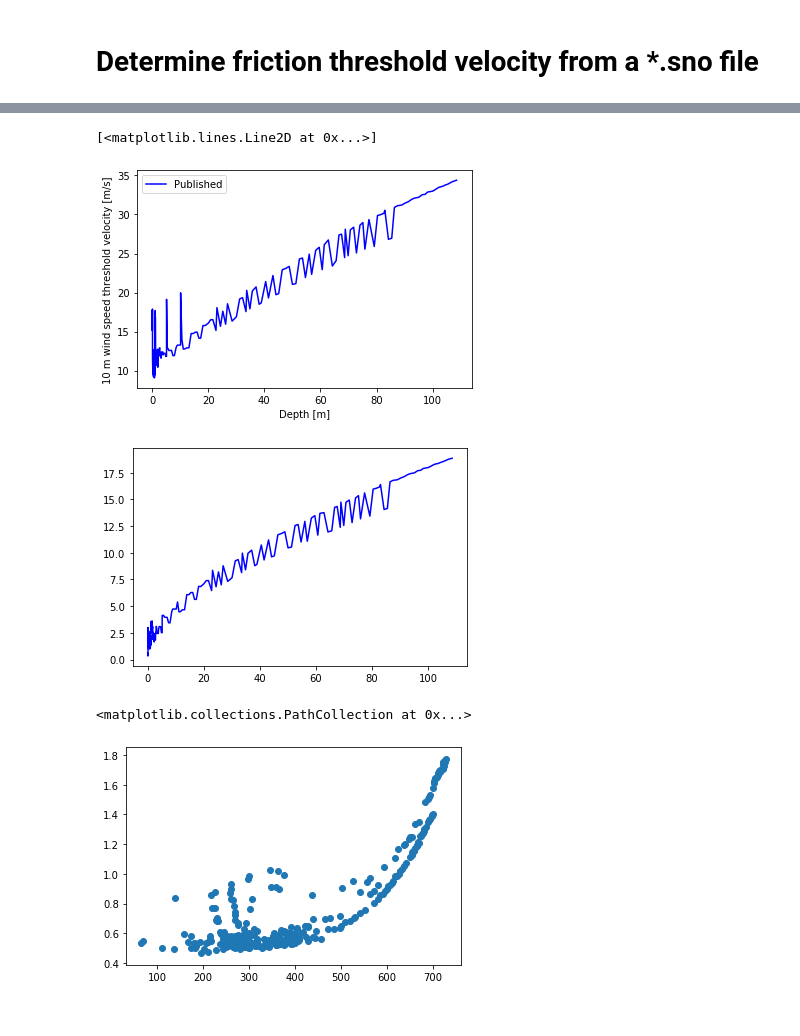
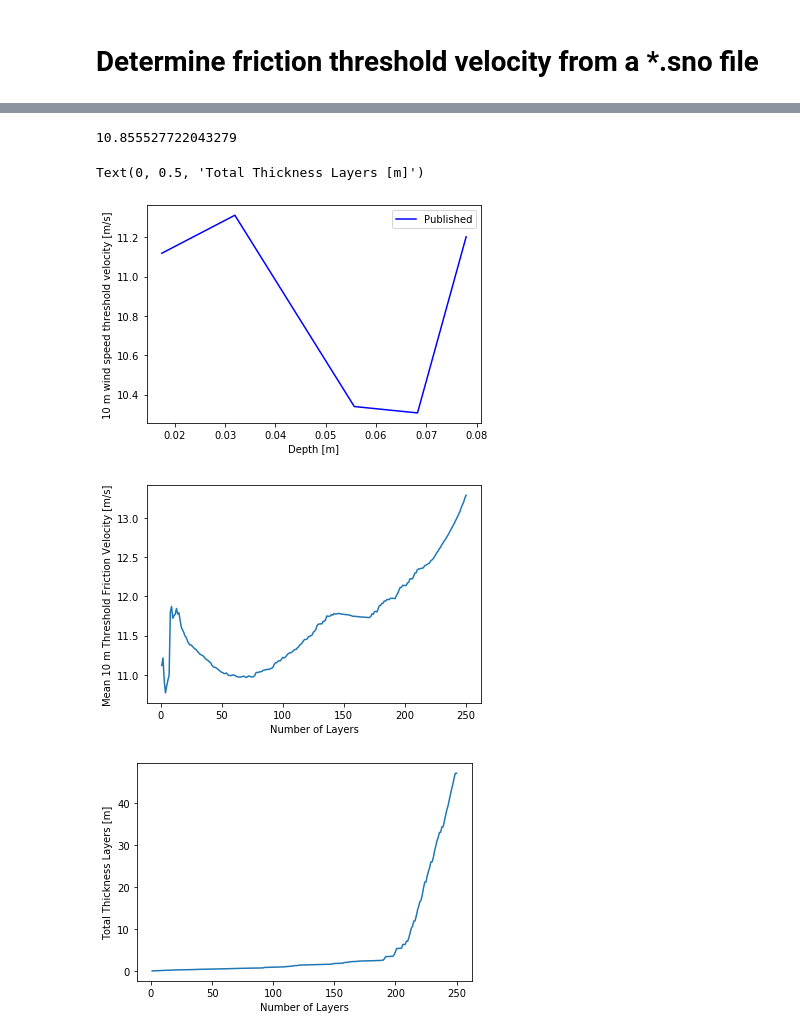
Before and after one commit to EricKeenan/SNOWPACK_WAIS, a Jupyter notebook: analysis/calculate_ustar_threshold_velocity.ipynb, the cells around one changed output, grey strips where cells are left out. Drawn from its saved outputs; the diff is of its cells as text; code cells hidden in the pictures.

```diff
--- a/analysis/calculate_ustar_threshold_velocity.ipynb
+++ b/analysis/calculate_ustar_threshold_velocity.ipynb
@@ -5,8 +5,8 @@ import numpy as np
 import matplotlib.pyplot as plt
 # %%
 # Load file
-path = "../output/snofiles/1_1_thwaites.sno"
-# path = "../input/snofiles/thwaites_1.sno"
+# path = "../output/snofiles/10_10_thwaites.sno"
+path = "../input/snofiles/thwaites_1.sno"
 # path = "/scratch/summit/erke2265/-75.002335_0.007_VANTB.sno"
 
 thickness, vol_frac_ice, vol_frac_air, rg, rb, sp = np.loadtxt(path, skiprows=35, usecols=[1, 3, 5, 10, 11, 13], unpack=True)
@@ -127,22 +127,41 @@ plt.plot(depth, mod_ustar_thresh - ustar_thresh, 'b', label="Modified minus publ
 # %%
 ws10m = calc_10m_ws(ustar_thresh, 0.002)
 mod_ws10m = calc_10m_ws(mod_ustar_thresh, 0.002)
 
 plt.figure()
-plt.plot(depth, ws10m, 'b', label="Published")
+n = 5
+plt.plot(depth[-n:], ws10m[-n:], 'b', label="Published")
 # plt.plot(depth, mod_ws10m, 'r', label="Modified")
 plt.legend()
 plt.xlabel("Depth [m]")
 plt.ylabel("10 m wind speed threshold velocity [m/s]")
+# plt.xlim([0, 3])
+print(ws10m[-n:].mean())
+
+# plt.figure()
+# plt.plot(depth, mod_ws10m - ws10m, 'b', label="Modified minus published")
+
+# Make a plot of the number of layers vs mean threshold velocity
+n_layers = 250
+layers = np.arange(1, n_layers + 1)
+layer_mean = np.zeros(n_layers)
+total_depth = np.zeros(n_layers)
+for j in range(1, n_layers + 1):
+    layer_mean[j-1] = ws10m[-j:].mean()
+    total_depth[j-1] = depth[-j]
 
 plt.figure()
-plt.plot(depth, mod_ws10m - ws10m, 'b', label="Modified minus published")
+plt.plot(layers, layer_mean)
+plt.xlabel("Number of Layers")
+plt.ylabel("Mean 10 m Threshold Friction Velocity [m/s]")
+
+plt.figure()
+plt.plot(layers, total_depth)
+plt.xlabel("Number of Layers")
+plt.ylabel("Total Thickness Layers [m]")
 # %% [output]
-[<matplotlib.lines.Line2D at 0x...>]
+10.855527722043279
+Text(0, 0.5, 'Total Thickness Layers [m]')
-[figure, old version]
+[figure, new version]
-[figure, old version]
+[figure, new version]
+[figure, added]
-# %%
-plt.scatter(rho, ustar_thresh)
-# %% [output]
-<matplotlib.collections.PathCollection at 0x...>
-[figure, removed]
```
Also changed, not shown: parts of 12 cells of this notebook, 3 other files.
